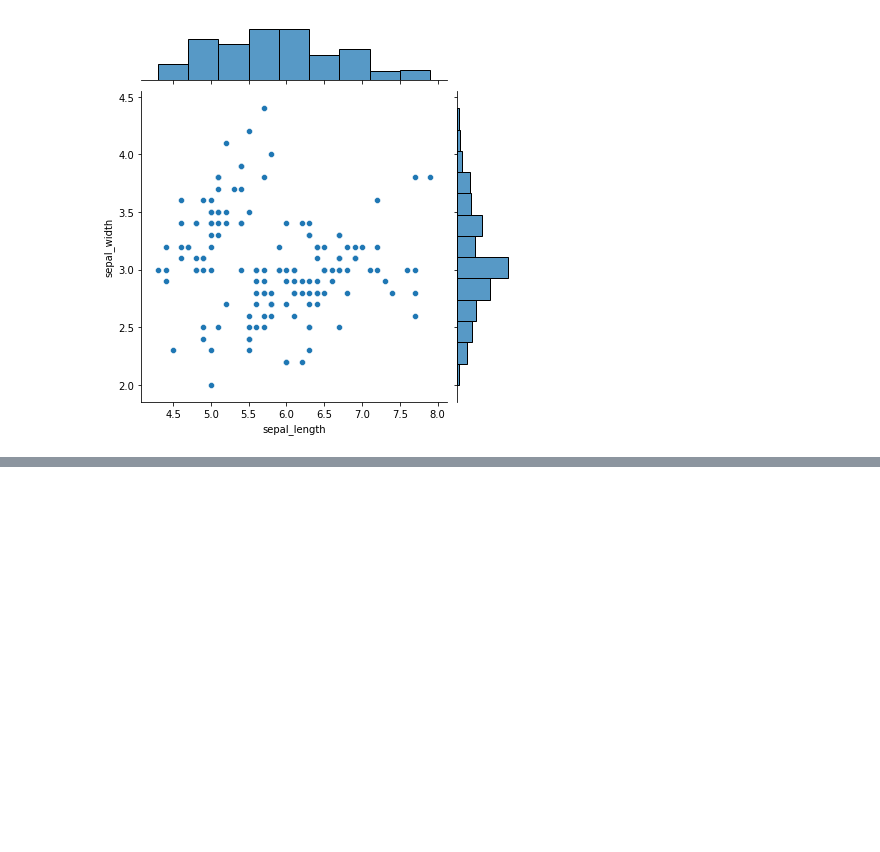
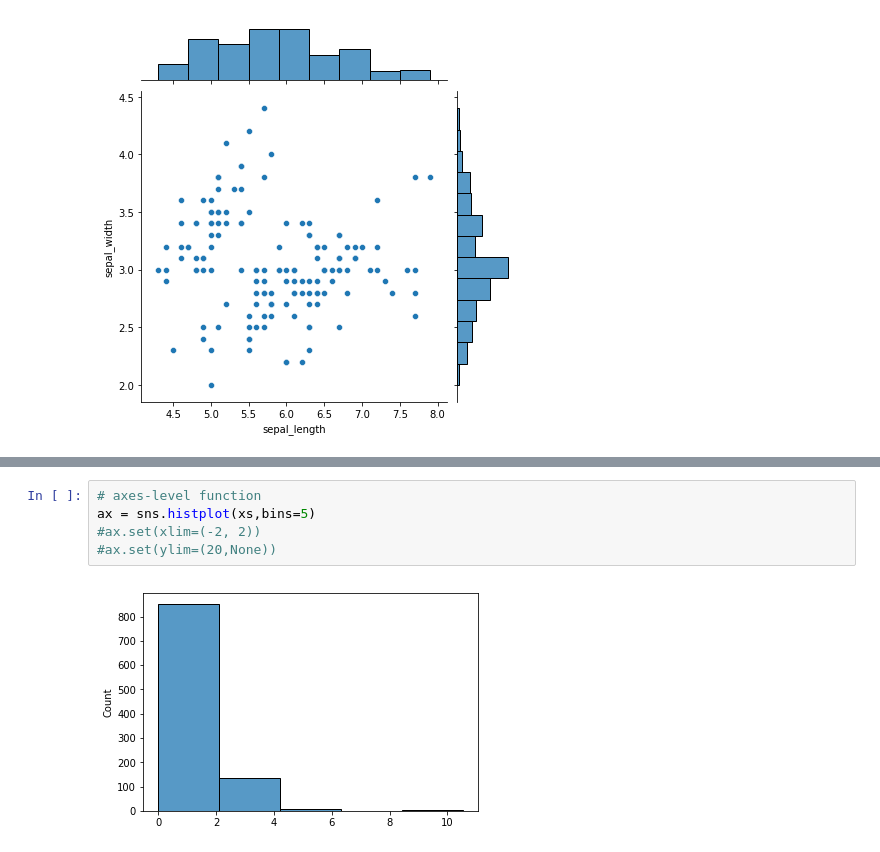
Before and after one commit to dan1dr/master_DS, a Jupyter notebook: 3.Data_Visualization/Seaborn.ipynb, the cells around one changed output, grey strips where cells are left out. Drawn from its saved outputs; the diff is of its cells as text; blank space fills up the shorter version.

```diff
--- a/3.Data_Visualization/Seaborn.ipynb
+++ b/3.Data_Visualization/Seaborn.ipynb
@@ -122,0 +154,7 @@ joint_func.plot(sns.scatterplot, sns.histplot)
+# %%
+# axes-level function
+ax = sns.histplot(xs,bins=5)
+#ax.set(xlim=(-2, 2))
+#ax.set(ylim=(20,None))
+# %% [output]
+[figure, added]
```
Also changed, not shown: parts of 64 cells of this notebook.
